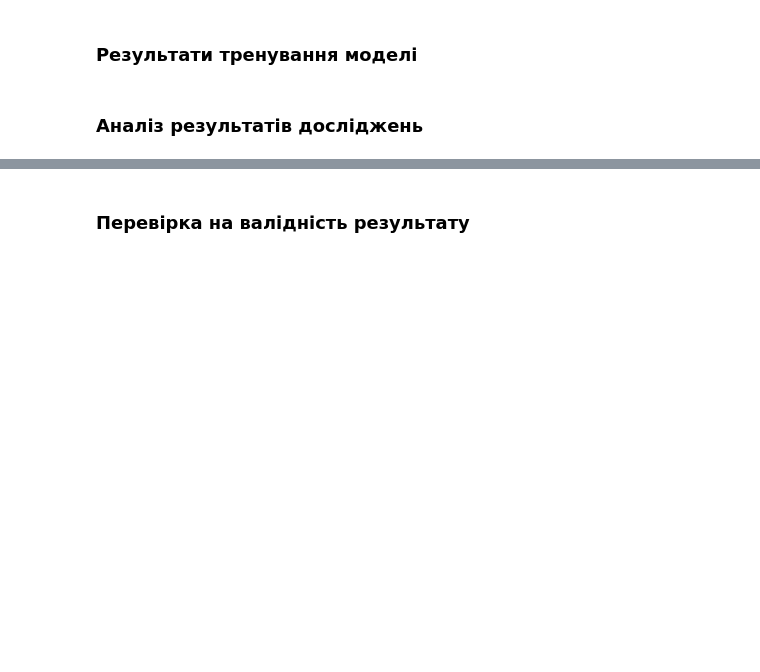
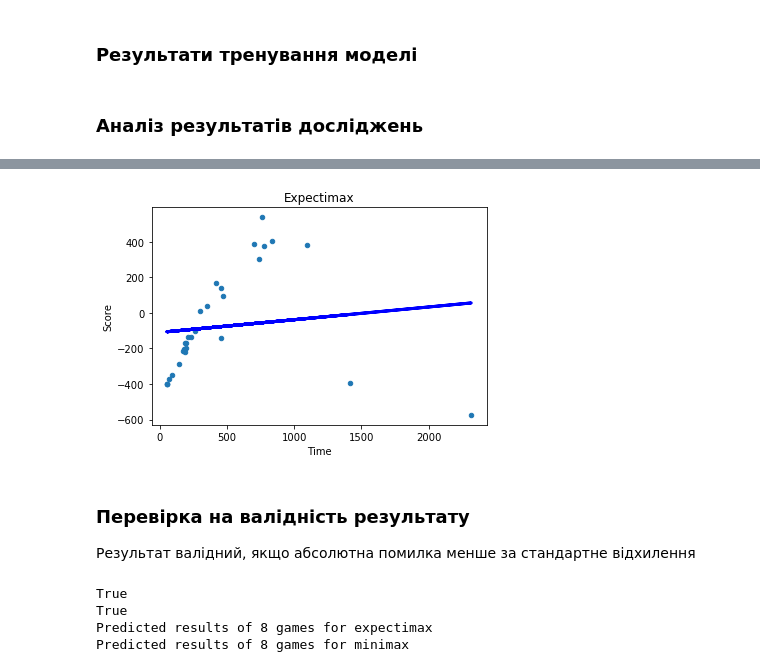
Before and after one commit to gazinaft/PIIS, a Jupyter notebook: forecast.ipynb, the cells around one changed output, grey strips where cells are left out. Cells and saved outputs as stored; diff of their text form; code cells hidden in the pictures; blank space fills up the shorter version.

```diff
--- a/forecast.ipynb
+++ b/forecast.ipynb
@@ -110,5 +105,12 @@ print(report_exp)
+# %%
+expectimax.plot(x = 'Time', y = 'Score', kind = 'scatter', title = 'Expectimax')
+plt.plot(np.array(expectimax.Time).reshape(-1, 1), exp_regr.predict(np.array(expectimax.Time).reshape(-1, 1)), color='blue', linewidth=3)
+plt.show()
+# %% [output]
+[figure, added]
 # %% [markdown]
 ### Перевірка на валідність результату
+Результат валідний, якщо абсолютна помилка менше за стандартне відхилення
 # %%
 dev_min = np.std(y_min_train)
 dev_exp = np.std(y_exp_train)
@@ -118,3 +120,10 @@ err_exp = metrics.mean_absolute_error(y_pred=exp_preds, y_true=y_exp_test)
 
 print(dev_min > err_min)
 print(dev_exp > err_exp)
+print('Predicted results of ' + str(len(y_exp_test)) + ' games for expectimax')
+print('Predicted results of ' + str(len(y_exp_test)) + ' games for minimax')
+# %% [output]
+True
+True
+Predicted results of 8 games for expectimax
+Predicted results of 8 games for minimax
```
Also changed, not shown: parts of 11 cells of this notebook, 1 other file.
